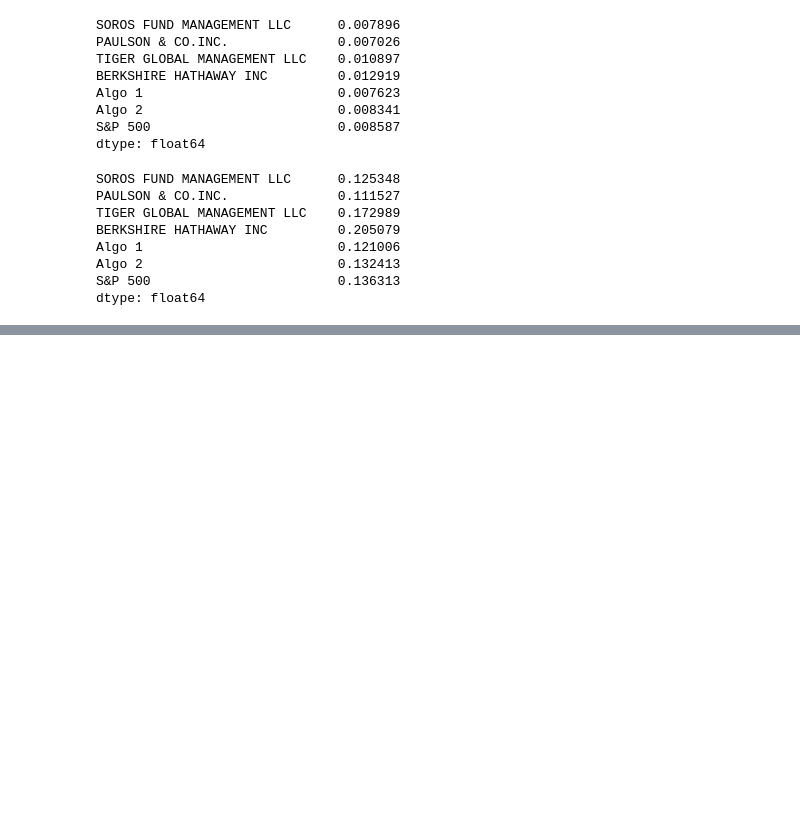
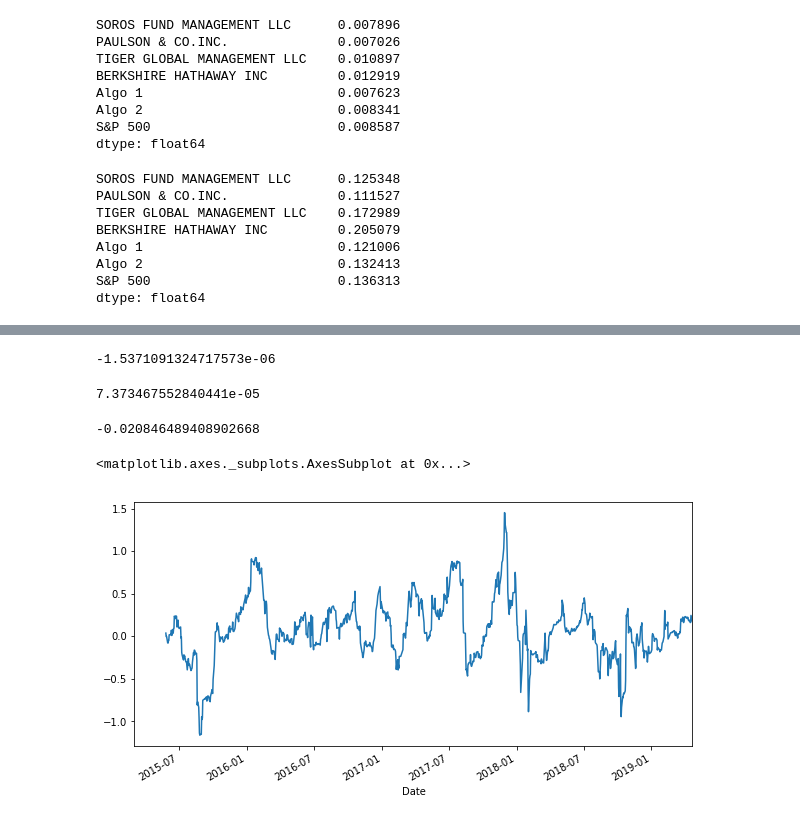
Before and after one commit to agalakt/pandas-homework, a Jupyter notebook: whaling_analysis_pandas.ipynb, the cells around one changed output, grey strips where cells are left out. Saved outputs shown, nothing was run; the diff lists cells and outputs as text; code cells hidden in the pictures; blank space fills up the shorter version.

```diff
--- a/whaling_analysis_pandas.ipynb
+++ b/whaling_analysis_pandas.ipynb
@@ -213,0 +234,25 @@ dtype: float64
+# %%
+covariance_returns = concat_df['BERKSHIRE HATHAWAY INC'].cov(concat_df['S&P 500'])
+covariance_returns
+# %% [output]
+-1.5371091324717573e-06
+# %%
+variance_returns = concat_df['S&P 500'].var()
+variance_returns
+# %% [output]
+7.373467552840441e-05
+# %%
+berkshire_beta = covariance_returns/variance_returns
+berkshire_beta
+# %% [output]
+-0.020846489408902668
+# %%
+rolling_covariance = concat_df['BERKSHIRE HATHAWAY INC'].rolling(window=60).cov(concat_df['S&P 500'])
+# %%
+rolling_variance = concat_df['S&P 500'].rolling(window=60).var()
+# %%
+rolling_beta_berk = rolling_covariance/rolling_variance
+rolling_beta_berk.plot(figsize=(10,5), title="Berks")
+# %% [output]
+<matplotlib.axes._subplots.AxesSubplot at 0x...>
+[figure, added]
```
Also changed, not shown: parts of 6 cells of this notebook.
